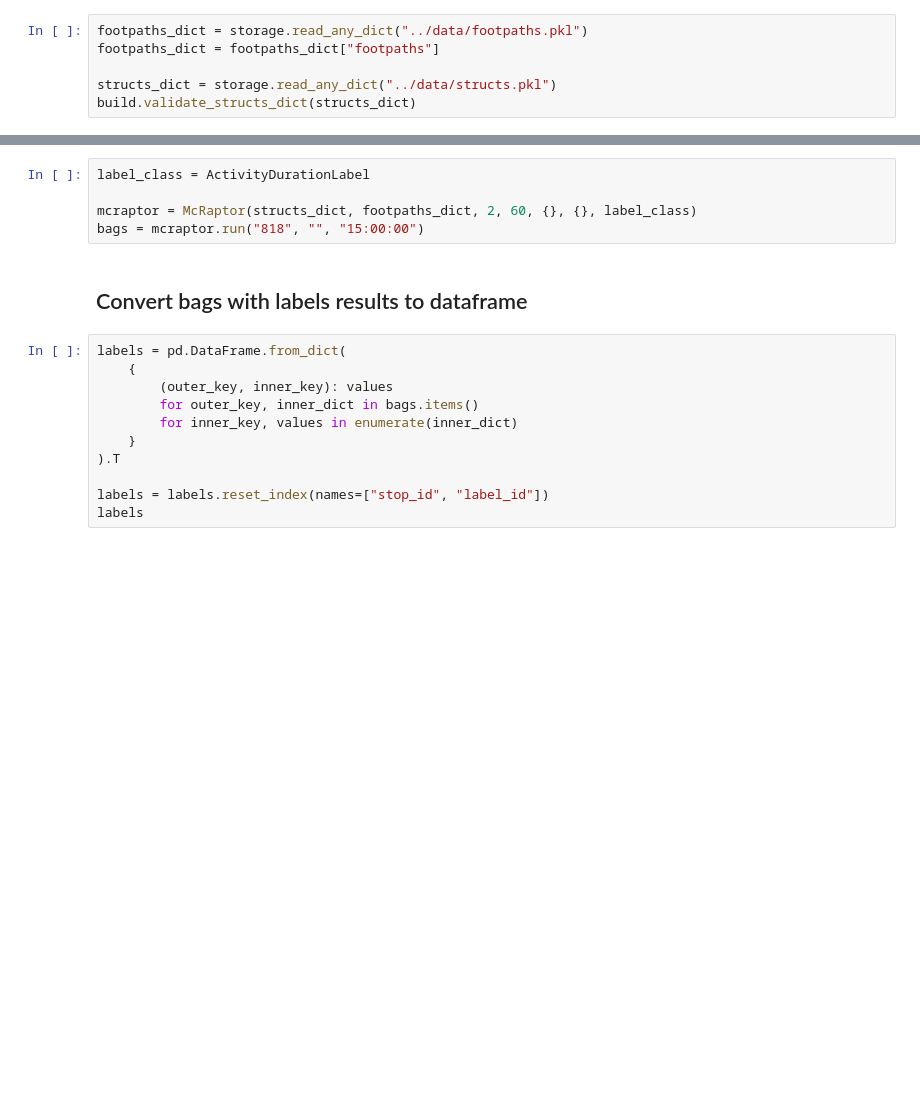
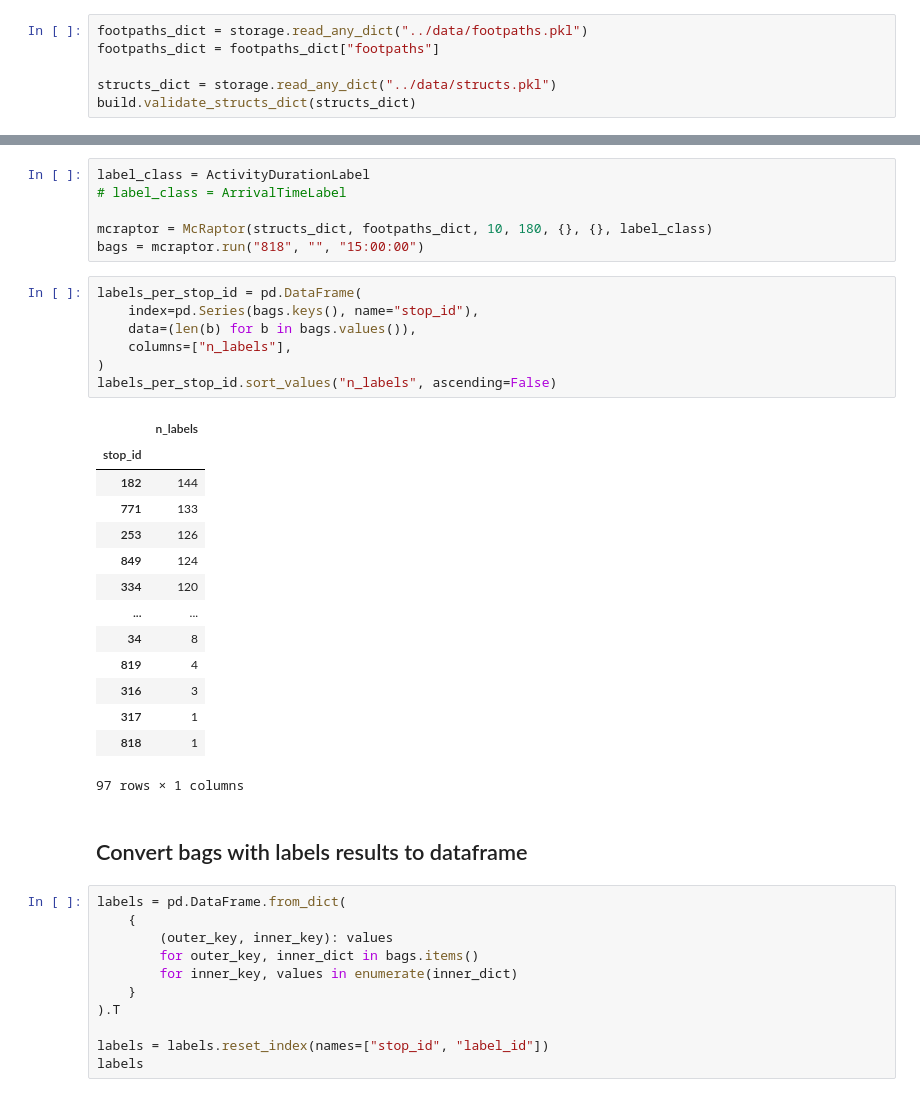
Before and after one commit to mogottsch/mcr-py, a Jupyter notebook: notebooks/mcraptor.ipynb, the cells around one changed output, grey strips where cells are left out. Drawn from its saved outputs; the diff is of its cells as text; blank space fills up the shorter version.

```diff
--- a/notebooks/mcraptor.ipynb
+++ b/notebooks/mcraptor.ipynb
@@ -100,8 +28,31 @@ class CustomLabel(bag.LabelInterface):
 # %%
 label_class = ActivityDurationLabel
+# label_class = ArrivalTimeLabel
 
-mcraptor = McRaptor(structs_dict, footpaths_dict, 2, 60, {}, {}, label_class)
+mcraptor = McRaptor(structs_dict, footpaths_dict, 10, 180, {}, {}, label_class)
 bags = mcraptor.run("818", "", "15:00:00")
+# %%
+labels_per_stop_id = pd.DataFrame(
+    index=pd.Series(bags.keys(), name="stop_id"),
+    data=(len(b) for b in bags.values()),
+    columns=["n_labels"],
+)
+labels_per_stop_id.sort_values("n_labels", ascending=False)
+# %% [output]
+|  | n_labels |
+| stop_id |  |
+| 182 | 144 |
+| 771 | 133 |
+| 253 | 126 |
+| 849 | 124 |
+| 334 | 120 |
+| ... | ... |
+| 34 | 8 |
+| 819 | 4 |
+| 316 | 3 |
+| 317 | 1 |
+| 818 | 1 |
+97 rows × 1 columns
 # %% [markdown]
 ## Convert bags with labels results to dataframe
 # %%
```
Also changed, not shown: parts of 8 cells of this notebook, 2 other files.
